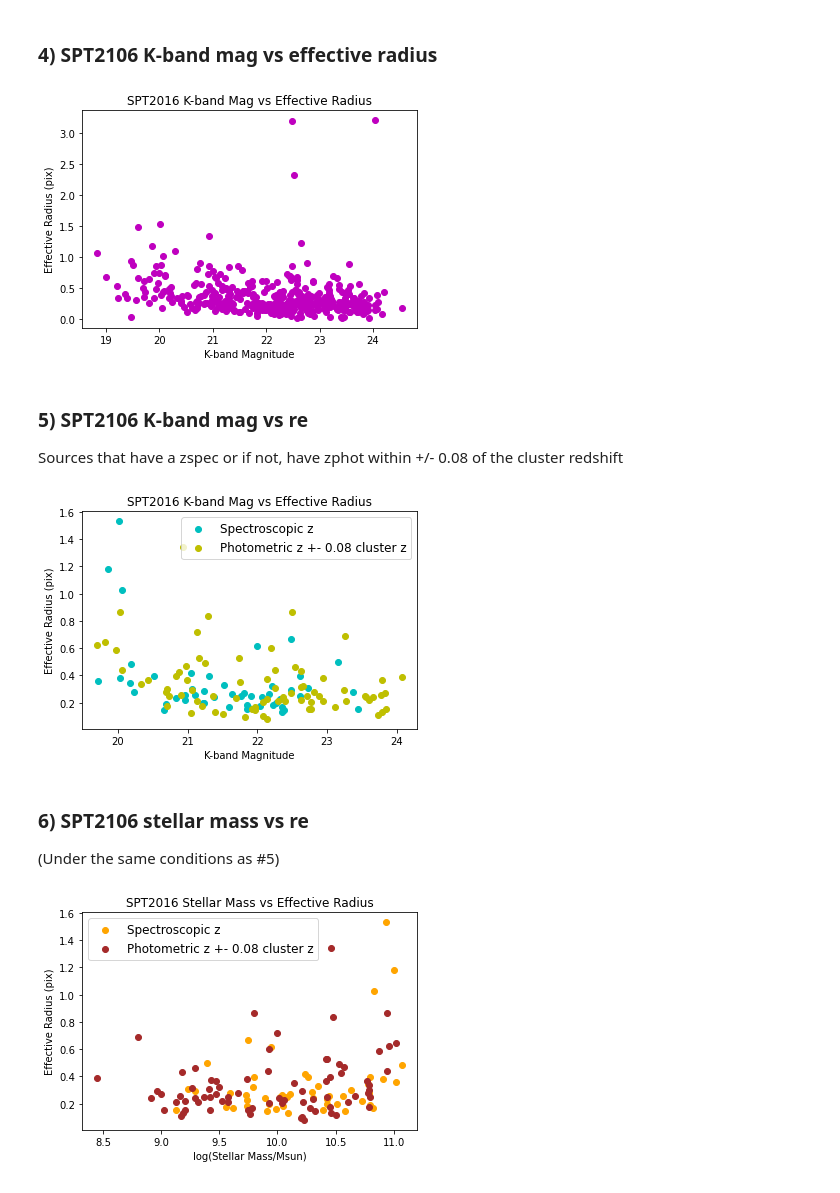
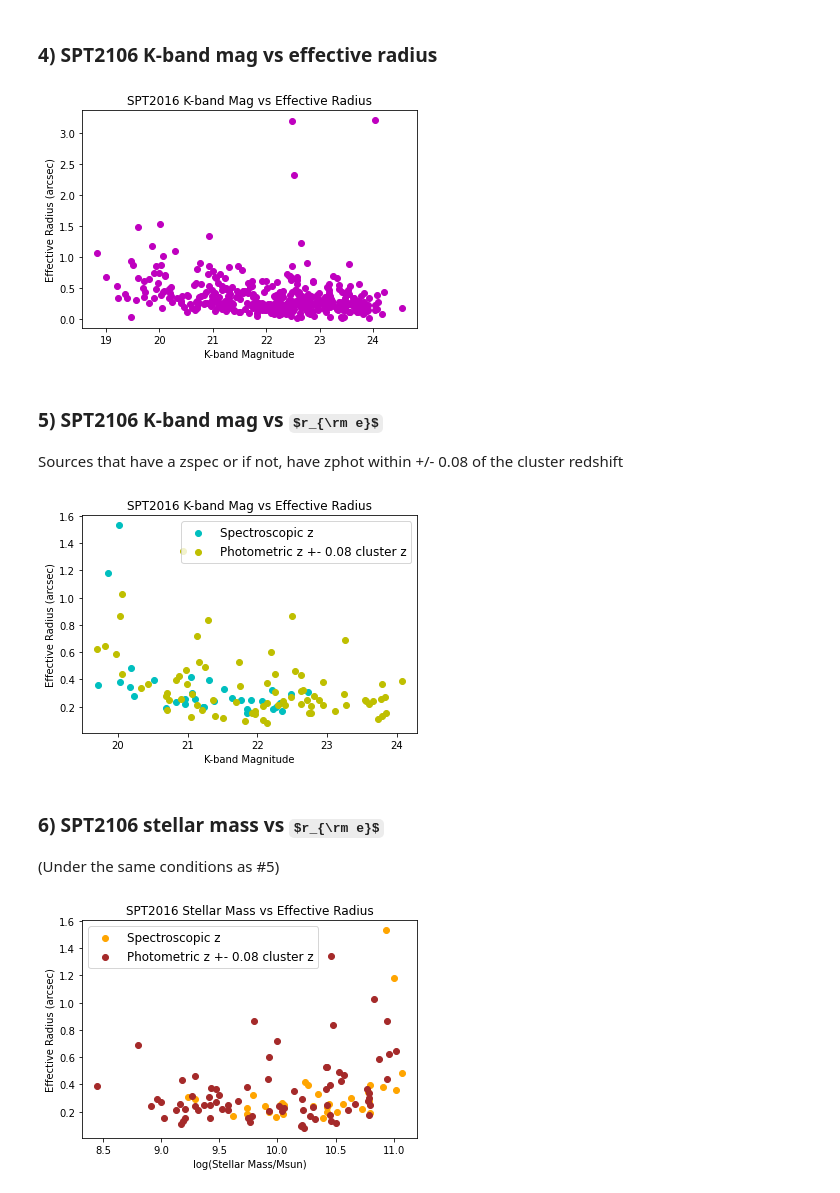
Before and after one commit to charrbit/GOGREEN-galaxy-research, a Jupyter notebook: Code/myDataAnalysis.ipynb, the cells around one changed output. Saved outputs shown, nothing was run; the diff lists cells and outputs as text; code cells hidden in the pictures; some formulas as TeX source.

```diff
--- a/Code/myDataAnalysis.ipynb
+++ b/Code/myDataAnalysis.ipynb
@@ -296,44 +297,42 @@ fig = plt.figure()
 plt.scatter(ABmag(matchingGalaxies.Ks_tot.values, 25), matchingGalaxies.re.values, c='m')
 plt.title('SPT2016 K-band Mag vs Effective Radius')
 plt.xlabel('K-band Magnitude')
-plt.ylabel('Effective Radius (pix)')
+plt.ylabel('Effective Radius (arcsec)')
 plt.show()
 # %% [output]
-[figure, old version]
+[figure, new version]
 # %% [markdown]
-### 5) SPT2106 K-band mag vs re
+### 5) SPT2106 K-band mag vs $r_{\rm e}$
 Sources that have a zspec or if not, have zphot within +/- 0.08 of the cluster redshift
 # %%
 # GET SPT2106 GALAXY K-BAND FLUX DATA
-galaxykflux_zspec = phot_table.query('Cluster==@targetCluster and Star==0 and K_flag==0 and totmask==0 and Ks_tot > 0 and ~zspec.isnull()')[['cPHOTID','Ks_tot']]
-
+galaxykflux_zspec = phot_table.query('Cluster==@targetCluster and Star==0 and K_flag==0 and totmask==0 and Ks_tot > 0 and (@clusterZ-0.02 < zspec.values < @clusterZ+0.02)')[['cPHOTID','Ks_tot']]
 galaxykflux_zphot = phot_table.query('Cluster==@targetCluster and Star==0 and K_flag==0 and totmask==0 and Ks_tot > 0 and (@clusterZ-0.08 < zphot.values < @clusterZ+0.08)')[['cPHOTID','Ks_tot']]
 
 # GET SPT2106 GALAXY RE DATA
 
 # Combine dataframe rows where cPHOTID is the same
 combinedGalaxies_zspec = galaxykflux_zspec.merge(galaxyRE, on='cPHOTID')
 # Exclude zphot's where there is a zspec
 combinedGalaxies_zphot = galaxykflux_zphot.merge(galaxyRE, on='cPHOTID').query('~cPHOTID.isin(@combinedGalaxies_zspec.cPHOTID)')
 
 # Plot K-band mag vs re
 fig = plt.figure()
 plt.scatter(ABmag(combinedGalaxies_zspec.Ks_tot.values, 25), combinedGalaxies_zspec.re.values, c='c', label='Spectroscopic z')
 plt.scatter(ABmag(combinedGalaxies_zphot.Ks_tot.values, 25), combinedGalaxies_zphot.re.values, c='y', label='Photometric z +- 0.08 cluster z')
 plt.title('SPT2016 K-band Mag vs Effective Radius')
 plt.xlabel('K-band Magnitude')
-plt.ylabel('Effective Radius (pix)')
+plt.ylabel('Effective Radius (arcsec)')
 plt.legend(fontsize='large')
 plt.show()
 # %% [output]
-[figure, old version]
+[figure, new version]
 # %% [markdown]
-### 6) SPT2106 stellar mass vs re
+### 6) SPT2106 stellar mass vs $r_{\rm e}$
 (Under the same conditions as #5)
 # %%
 # GET SPT2106 GALAXY STELLAR MASS DATA
-galaxymass_zspec = phot_table.query('Cluster==@targetCluster and Star==0 and K_flag==0 and totmask==0 and ~zspec.isnull()')[['cPHOTID','Mstellar']]
-
+galaxymass_zspec = phot_table.query('Cluster==@targetCluster and Star==0 and K_flag==0 and totmask==0 and (@clusterZ-0.02 < zspec.values < @clusterZ+0.02)')[['cPHOTID','Mstellar']]
 galaxymass_zphot = phot_table.query('Cluster==@targetCluster and Star==0 and K_flag==0 and totmask==0 and (@clusterZ-0.08 < zphot.values < @clusterZ+0.08)')[['cPHOTID','Mstellar']]
 
 # Combine dataframe rows where cPHOTID is the same
@@ -347,8 +346,8 @@ plt.scatter(np.log10(combinedGalaxies_zspec.Mstellar.values), combinedGalaxies_z
 plt.scatter(np.log10(combinedGalaxies_zphot.Mstellar.values), combinedGalaxies_zphot.re.values, c='brown', label='Photometric z +- 0.08 cluster z')
 plt.title('SPT2016 Stellar Mass vs Effective Radius')
 plt.xlabel('log(Stellar Mass/Msun)')
-plt.ylabel('Effective Radius (pix)')
+plt.ylabel('Effective Radius (arcsec)')
 plt.legend(fontsize='large')
 plt.show()
 # %% [output]
-[figure, old version]
+[figure, new version]
```
Also changed, not shown: parts of 3 cells of this notebook, 2 other files.
